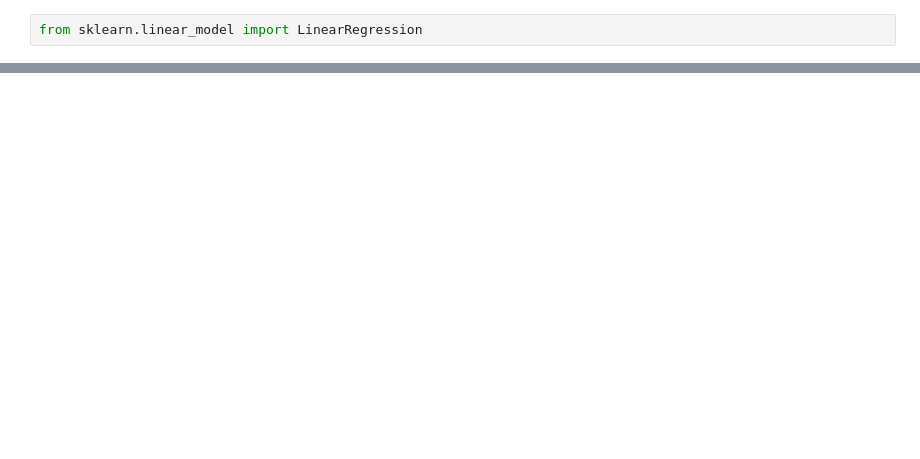
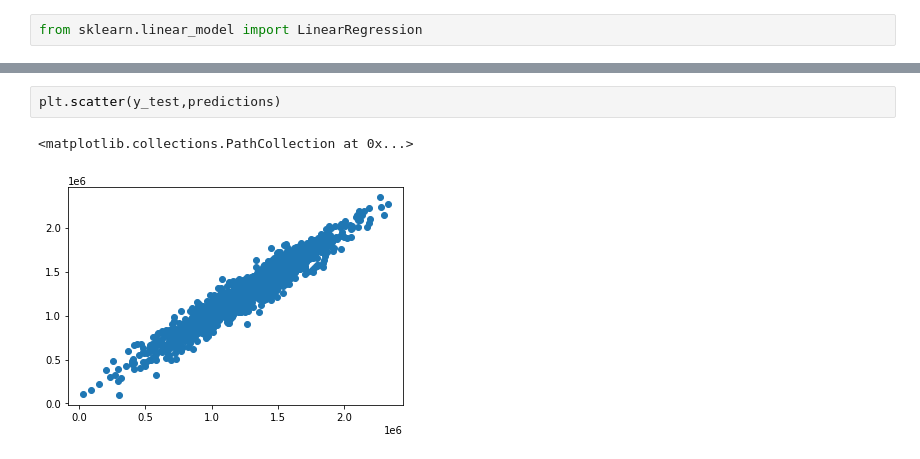
Before and after one commit to Spartan-Arun/ML-POC, a Jupyter notebook: regressions/linear-regression/tut.ipynb, the cells around one changed output, grey strips where cells are left out. Drawn from its saved outputs; the diff is of its cells as text; blank space fills up the shorter version.

```diff
--- a/regressions/linear-regression/tut.ipynb
+++ b/regressions/linear-regression/tut.ipynb
@@ -86,0 +101,5 @@ ValueError: could not convert string to float: '7459 Jasmine Brook Suite 688\nHa
+# %%
+plt.scatter(y_test,predictions)
+# %% [output]
+<matplotlib.collections.PathCollection at 0x...>
+[figure, added]
```
Also changed, not shown: parts of 11 cells of this notebook, 9 other files.
